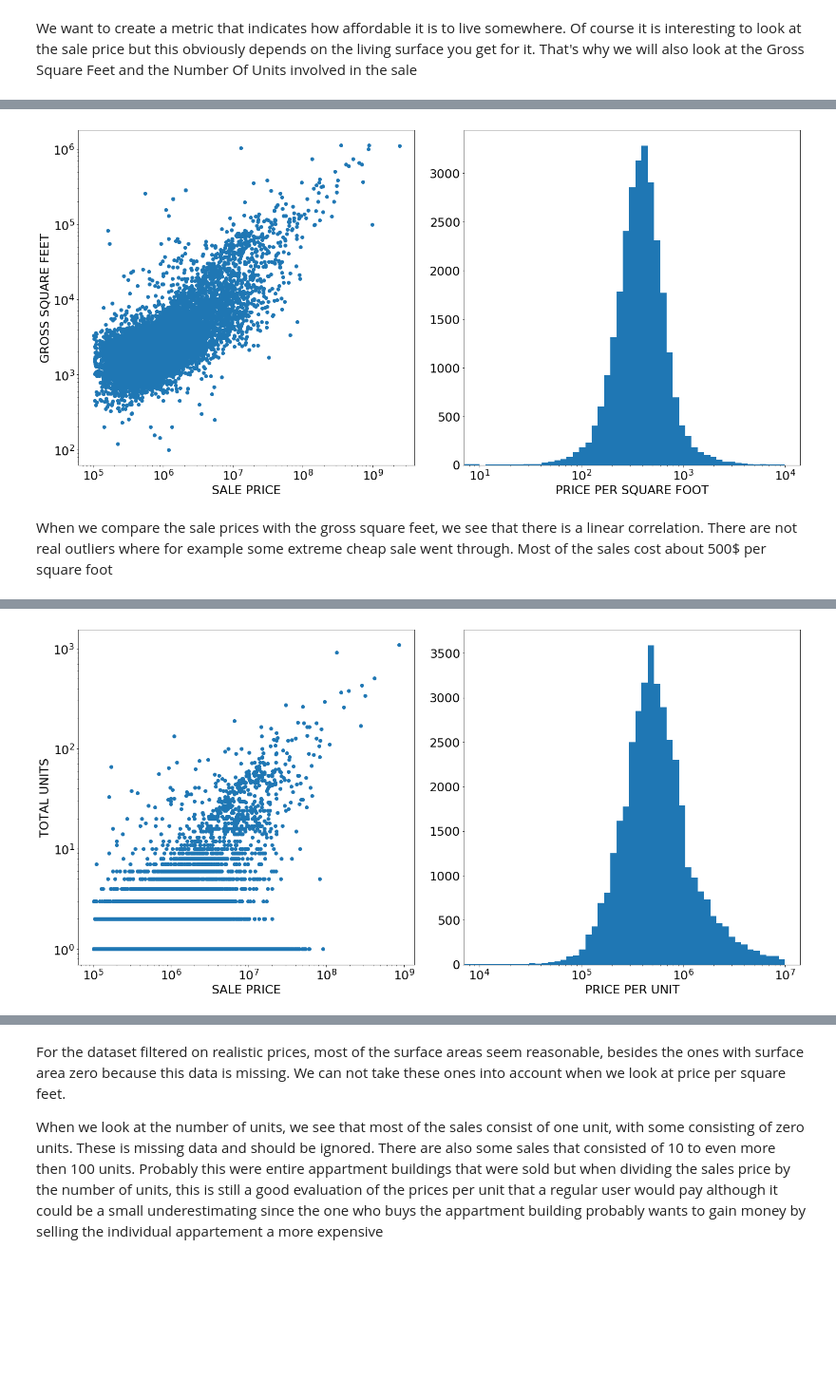
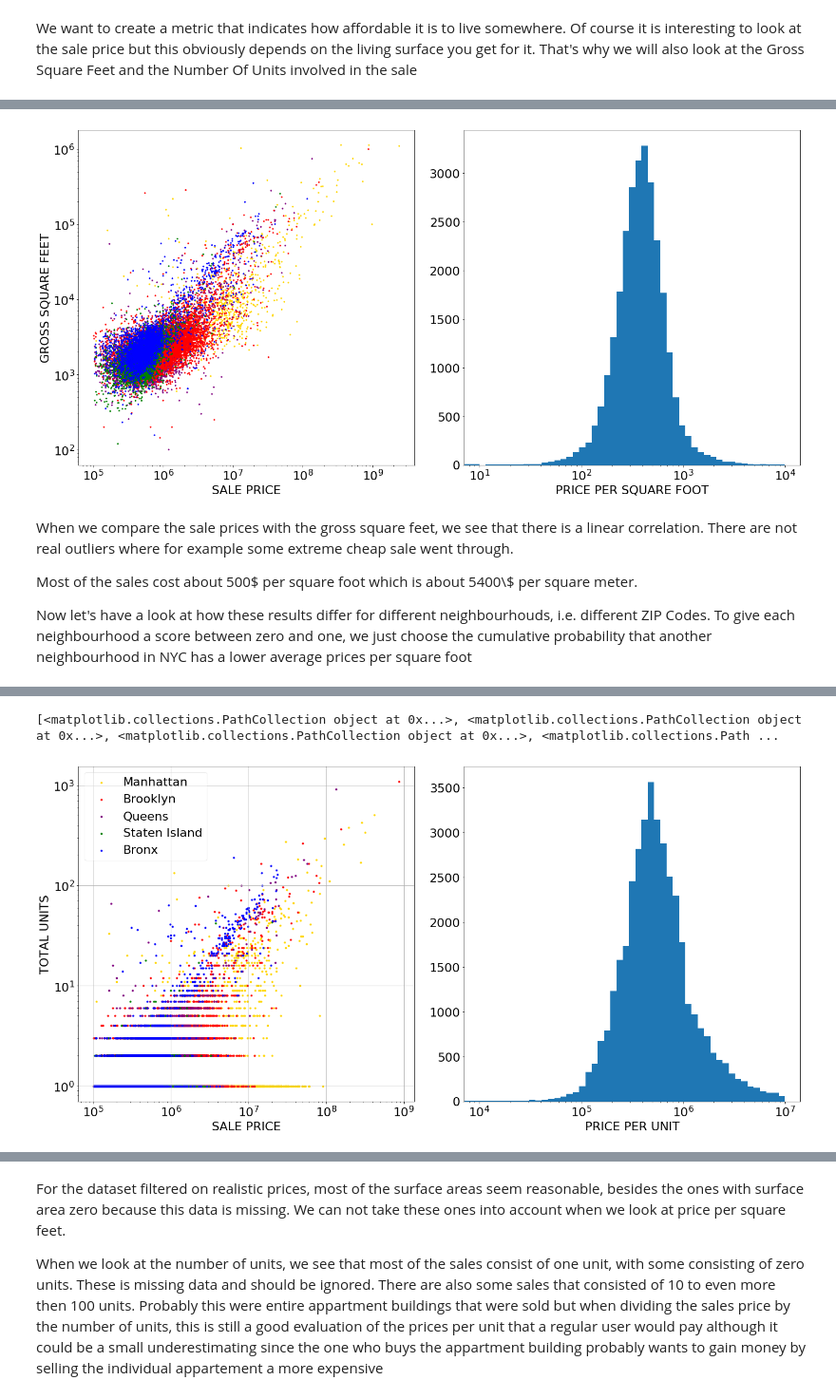
Before and after one commit to ThibauldBraet/Whos-your-data, a Jupyter notebook: Housing.ipynb, the cells around one changed output, grey strips where cells are left out. Shown at 95% size. Saved outputs shown, nothing was run; the diff lists cells and outputs as text; code cells hidden in the pictures; blank space fills up the shorter version.

```diff
--- a/Housing.ipynb
+++ b/Housing.ipynb
@@ -34,6 +36,6 @@ df.to_csv('./data/rollingsales_NYC.xls', index=False)
 # %%
 #Read data from csv
-df = pd.read_csv('./data/rollingsales_NYC.xls')
+df = pd.read_csv('./data/housing/rollingsales_NYC.csv')
 # %%
 #Look at what data we have available
 df.dtypes
@@ -172,6 +171,23 @@ Thats why we will just take the average price per unit instead of per residentia
 # ax.invert_yaxis()  # labels read top-to-bottom
 # ax.set_xlabel('Performance')
 # ax.set_title('How fast do you want to go today?')
+# %%
+boroughs = ['Manhattan', 'Brooklyn', 'Queens', 'Staten Island', 'Bronx']
+color_dict = {'Manhattan': 'gold', 'Brooklyn': 'red', 'Queens': 'purple', 'Staten Island': 'green', 'Bronx': 'blue'}
+
+# display(df)
+# colors = df_gsf["BOROUGH"].replace(color_dict)
+
+# display(df)
+# display(df.iloc[[2]])
+
+
+# display(df)
+# display(colors)
+
+# print(type())
+# (colors[i] for i in range(length(df)) if df[]), s in izip(data, selectors) if s)
+# colors.values.tolist()[(df['GROSS SQUARE FEET']>0).values]
 # %%
 #Filter data to remove unreliable data
 df = df[df['SALE PRICE'] > 100000]
@@ -184,23 +200,28 @@ df_unit['PRICE PER UNIT'] = df_unit['SALE PRICE']/df_unit['TOTAL UNITS']
 # %%
 plt.figure(figsize=(20,10))
 plt.subplot(1,2,1)
-plt.scatter(df_gsf['SALE PRICE'], df_gsf['GROSS SQUARE FEET'])
+plt.scatter(df_gsf['SALE PRICE'], df_gsf['GROSS SQUARE FEET'], c=df_gsf["BOROUGH"].replace(color_dict).values.tolist(), s=4)
 plt.xlabel("SALE PRICE")
 plt.ylabel("GROSS SQUARE FEET")
 plt.xscale("log")
 plt.yscale("log")
 
 plt.subplot(1,2,2)
 plt.hist(df_gsf['PRICE PER SQUARE FOOT'], bins = np.insert(np.logspace(1, 4, 50), 0,0, axis=0));
 plt.xscale("log");
 plt.xlabel("PRICE PER SQUARE FOOT");
 
 plt.tight_layout()
 plt.show()
 # %% [output]
-[figure, old version]
+[figure, new version]
 # %% [markdown]
-When we compare the sale prices with the gross square feet, we see that there is a linear correlation. There are not real outliers where for example some extreme cheap sale went through. Most of the sales cost about 500\$ per square foot
+When we compare the sale prices with the gross square feet, we see that there is a linear correlation. There are not real outliers where for example some extreme cheap sale went through.
+
+Most of the sales cost about 500\$ per square foot which is about 5400\\$ per square meter.
+
+Now let's have a look at how these results differ for different neighbourhouds, i.e. different ZIP Codes.
+To give each neighbourhood a score between zero and one, we just choose the cumulative probability that another neighbourhood in NYC has a lower average prices per square foot
 # %%
 #Group everything by zip code to get a metric per zip code
 df_gsf_grouped = df_gsf.groupby(['ZIP CODE'])[['SALE PRICE', 'GROSS SQUARE FEET']].sum()
@@ -264,13 +290,44 @@ pc
 # %% [output]
 [interactive output not drawn]
 # %%
-plt.figure(figsize=(20,10))
-plt.subplot(1,2,1)
-plt.scatter(df_unit['SALE PRICE'], df_unit['TOTAL UNITS'])
+fig = plt.figure(figsize=(20,10))
+axes = plt.subplot(1,2,1)
+lines = []
+for i in boroughs:
+    line = axes.scatter(df_unit[df_unit['BOROUGH']==i]['SALE PRICE'], df_unit[df_unit['BOROUGH']==i]['TOTAL UNITS'],
+               c=color_dict[i], s=8, label=i)
+    lines.append(line)
+# plt.scatter(df_unit['SALE PRICE'], df_unit['TOTAL UNITS'], c=df_unit["BOROUGH"].replace(color_dict).values.tolist(), s=4)
+print(lines)
 plt.xlabel("SALE PRICE")
 plt.ylabel("TOTAL UNITS")
 plt.xscale("log")
 plt.yscale("log")
+leg = axes.legend(loc='upper left', fancybox=True)
+leg.get_frame().set_alpha(0.4)
+plt.grid(True)
+
+lined = dict()
+for legline, origline in zip(leg.get_lines(), lines):
+    legline.set_picker(5)  # 5 pts tolerance
+    lined[legline] = origline
+
+def onpick(event):
+    # on the pick event, find the orig line corresponding to the
+    # legend proxy line, and toggle the visibility
+    legline = event.artist
+    origline = lined[legline]
+    vis = not origline.get_visible()
+    origline.set_visible(vis)
+    # Change the alpha on the line in the legend so we can see what lines
+    # have been toggled
+    if vis:
+        legline.set_alpha(1.0)
+    else:
+        legline.set_alpha(0.2)
+    fig.canvas.draw()
+
+fig.canvas.mpl_connect('pick_event', onpick)
 
 plt.subplot(1,2,2)
 plt.hist(df_unit['PRICE PER UNIT'], bins = np.insert(np.logspace(4, 7, 50), 0,0, axis=0));
@@ -280,7 +337,8 @@ plt.xlabel("PRICE PER UNIT");
 plt.tight_layout()
 plt.show()
 # %% [output]
+[<matplotlib.collections.PathCollection object at 0x...>, <matplotlib.collections.PathCollection object at 0x...>, <matplotlib.collections.PathCollection object at 0x...>, <matplotlib.collections.Path ...
-[figure, old version]
+[figure, new version]
 # %%
 df_unit_grouped = df_unit.groupby(['ZIP CODE'])[['SALE PRICE', 'TOTAL UNITS']].sum()
 df_unit_grouped['PRICE PER UNIT'] = df_unit_grouped['SALE PRICE']/df_unit_grouped['TOTAL UNITS']
```
Also changed, not shown: parts of 16 cells of this notebook, 3 other files.
